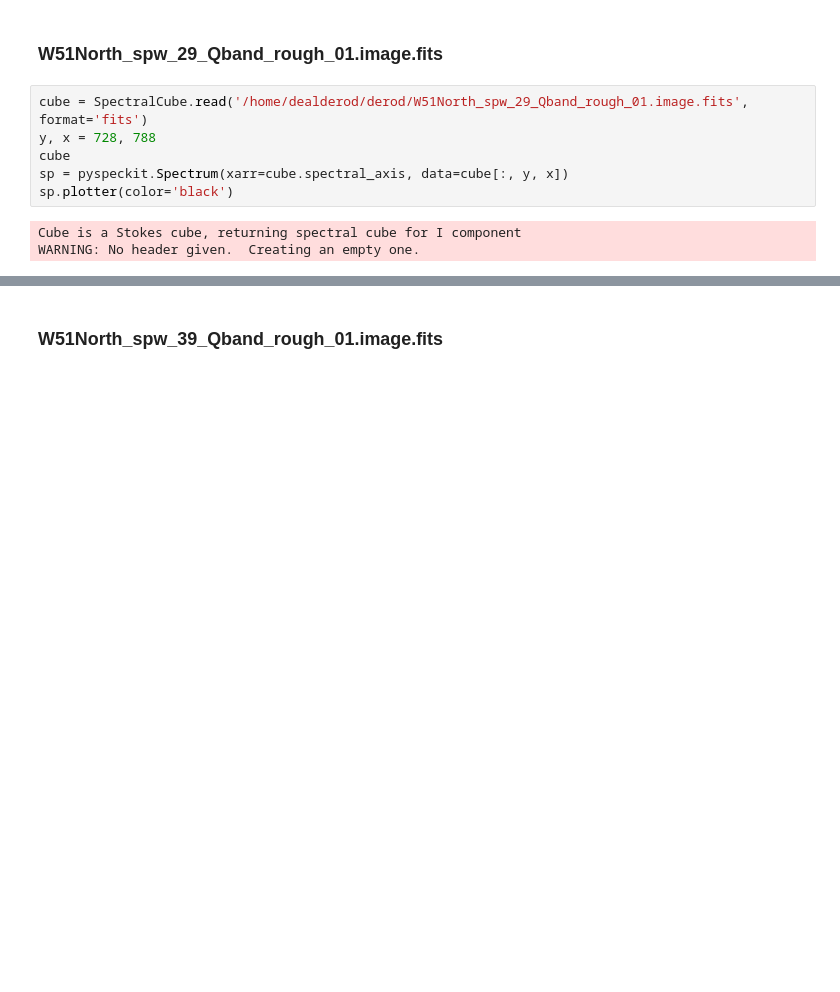
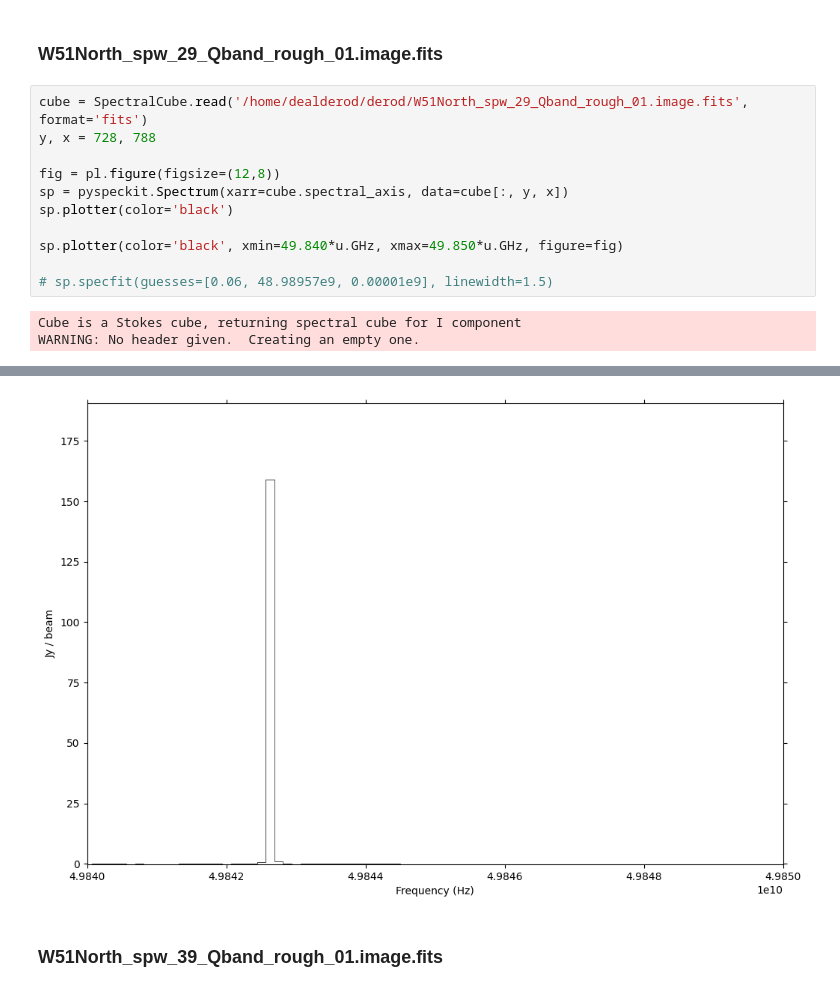
Before and after one commit to GalagaBits/W51-Masers-and-Starforming-Regions, a Jupyter notebook: notebooks/Qband_W51North_1DGaussians.ipynb, the cells around one changed output, grey strips where cells are left out. Cells and saved outputs as stored; diff of their text form; blank space fills up the shorter version.

```diff
--- a/notebooks/Qband_W51North_1DGaussians.ipynb
+++ b/notebooks/Qband_W51North_1DGaussians.ipynb
@@ -75,13 +86,19 @@ WARNING: No header given.  Creating an empty one.
 # %%
 cube = SpectralCube.read('/home/dealderod/derod/W51North_spw_29_Qband_rough_01.image.fits', format='fits')
 y, x = 728, 788
-cube
+
+fig = pl.figure(figsize=(12,8))
 sp = pyspeckit.Spectrum(xarr=cube.spectral_axis, data=cube[:, y, x])
 sp.plotter(color='black')
+
+sp.plotter(color='black', xmin=49.840*u.GHz, xmax=49.850*u.GHz, figure=fig)
+
+# sp.specfit(guesses=[0.06, 48.98957e9, 0.00001e9], linewidth=1.5)
 # %% [output]
 Cube is a Stokes cube, returning spectral cube for I component
 WARNING: No header given.  Creating an empty one.
 [figure]
+[figure, added]
 # %% [markdown]
 ### W51North_spw_39_Qband_rough_01.image.fits
 # %%
```
Also changed, not shown: parts of 3 cells of this notebook.
